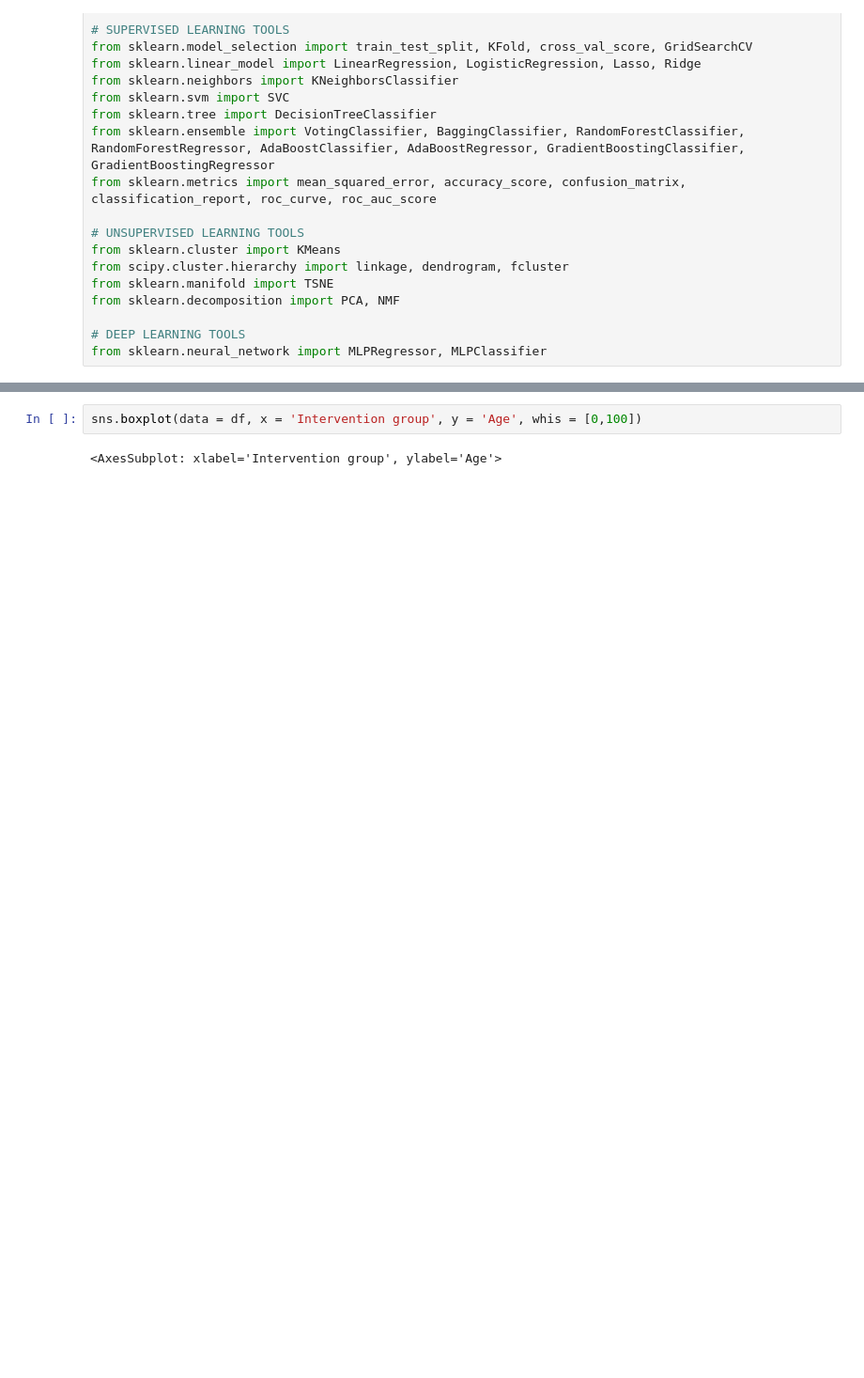
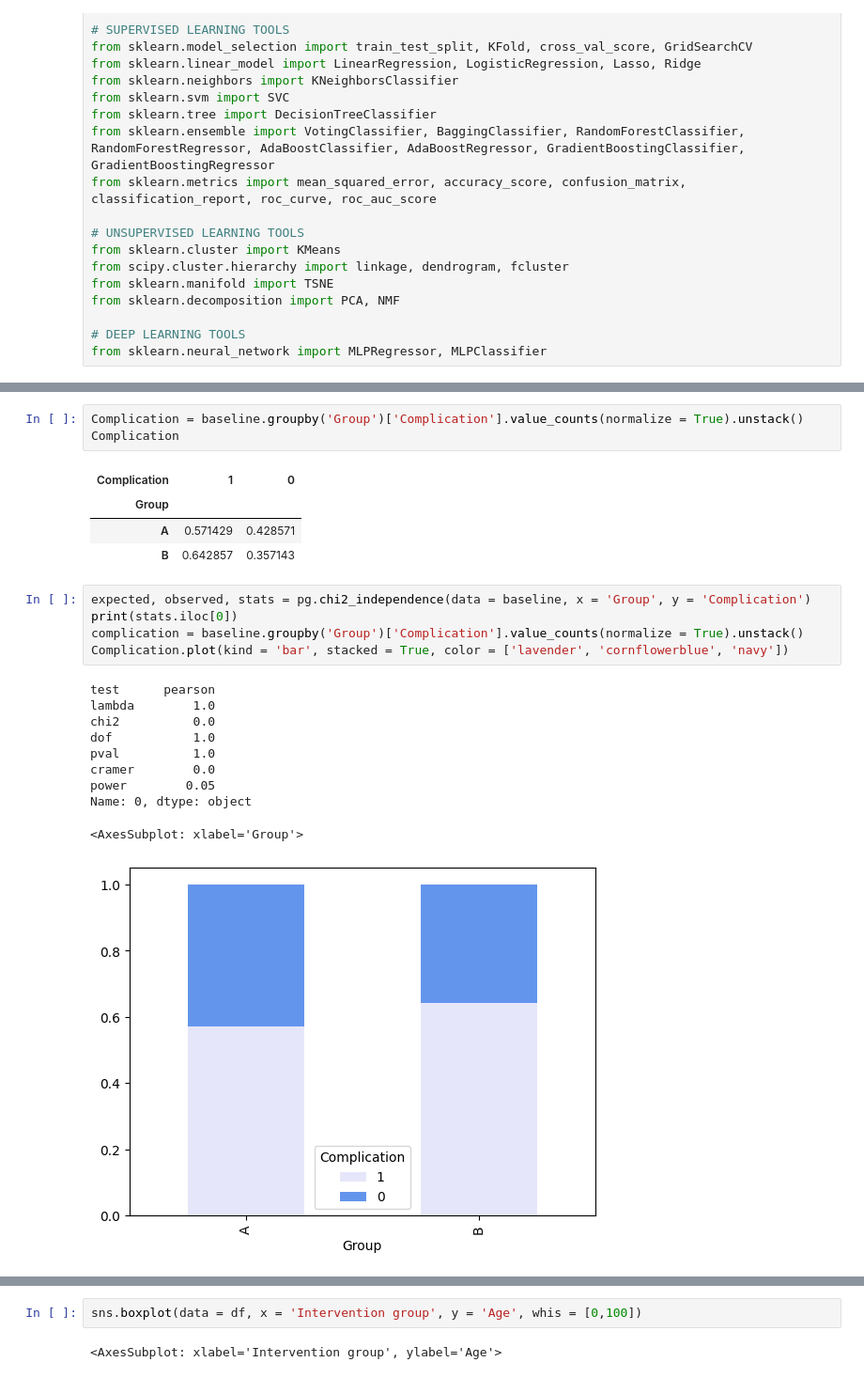
Before and after one commit to CG24hr/Flowstateofmind, a Jupyter notebook: Data/TopPain.ipynb, the cells around one changed output, grey strips where cells are left out. Shown at 94% size. Drawn from its saved outputs; the diff is of its cells as text; blank space fills up the shorter version.

```diff
--- a/Data/TopPain.ipynb
+++ b/Data/TopPain.ipynb
@@ -43,0 +121,24 @@ print(xls.sheet_names)
+# %%
+Complication = baseline.groupby('Group')['Complication'].value_counts(normalize = True).unstack()
+Complication
+# %% [output]
+| Complication | 1 | 0 |
+| Group |  |  |
+| A | 0.571429 | 0.428571 |
+| B | 0.642857 | 0.357143 |
+# %%
+expected, observed, stats = pg.chi2_independence(data = baseline, x = 'Group', y = 'Complication')
+print(stats.iloc[0])
+complication = baseline.groupby('Group')['Complication'].value_counts(normalize = True).unstack()
+Complication.plot(kind = 'bar', stacked = True, color = ['lavender', 'cornflowerblue', 'navy'])
+# %% [output]
+test      pearson
+lambda        1.0
+chi2          0.0
+dof           1.0
+pval          1.0
+cramer        0.0
+power        0.05
+Name: 0, dtype: object
+<AxesSubplot: xlabel='Group'>
+[figure, added]
```
Also changed, not shown: parts of 30 cells of this notebook, 12 other files.
